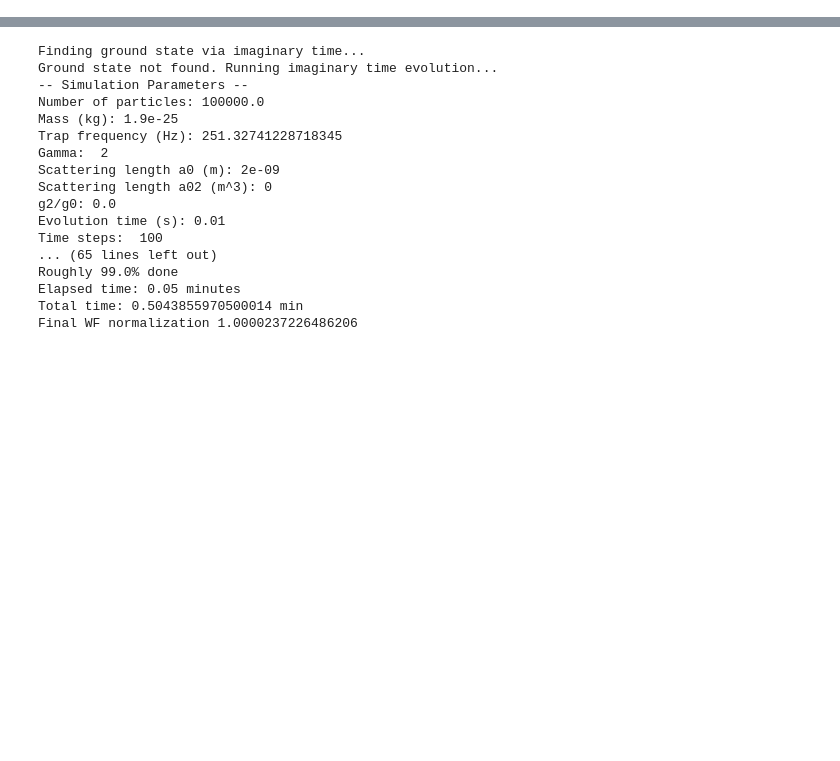
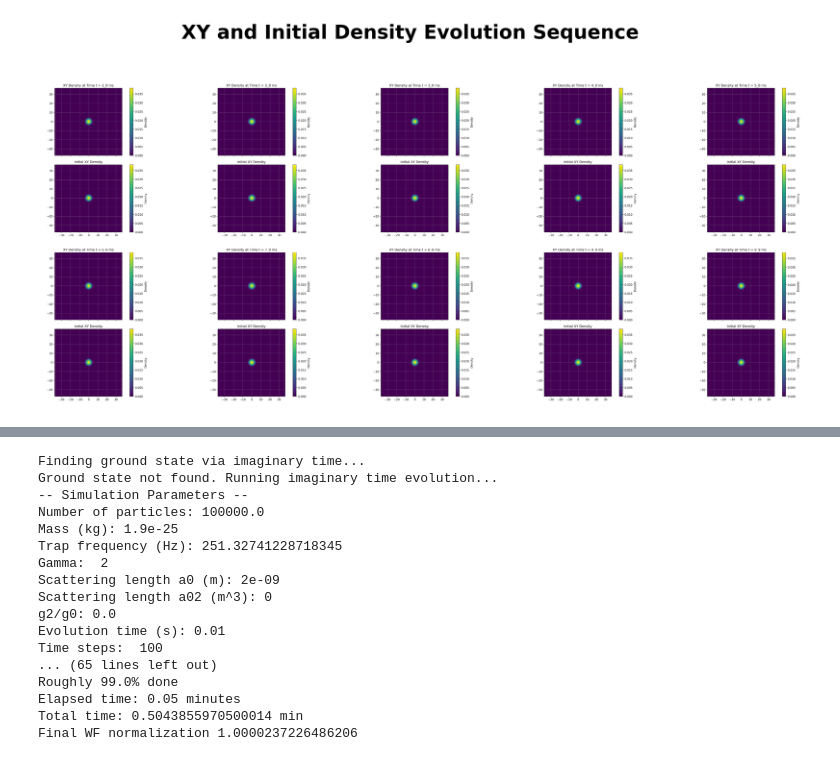
Before and after one commit to svijaymurugan/BECSimulation, a Jupyter notebook: PlotsIndiumGPE.ipynb, the cells around one changed output, grey strips where cells are left out. Drawn from its saved outputs; the diff is of its cells as text; code cells hidden in the pictures; blank space fills up the shorter version.

```diff
--- a/PlotsIndiumGPE.ipynb
+++ b/PlotsIndiumGPE.ipynb
@@ -921,0 +1147,4 @@ GPU not found. Check your runtime settings.
+# %%
+sim.gpe.visualizer.show_plots("Init and XY", False)
+# %% [output]
+[figure, added]
```
Also changed, not shown: parts of 8 cells of this notebook, 2 other files.
